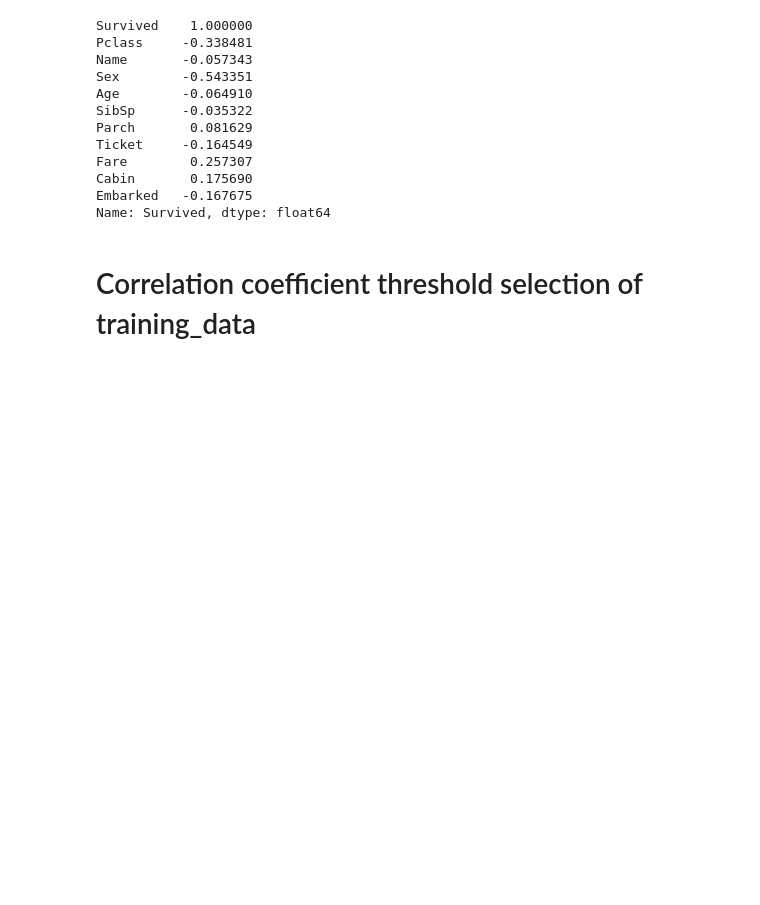
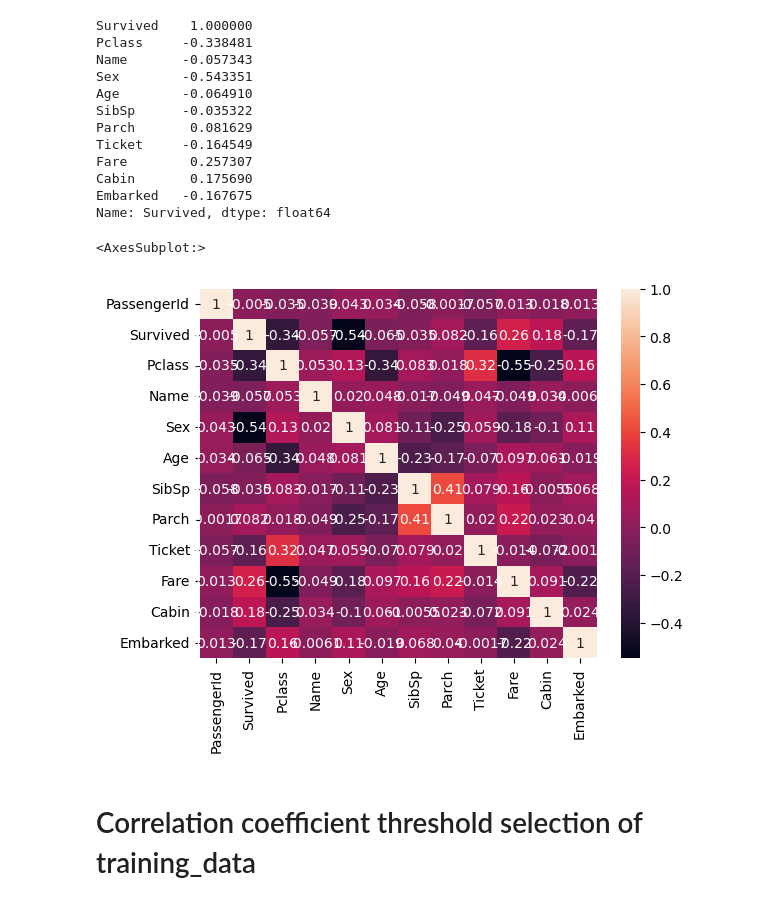
Before and after one commit to Moukthika1253/Mou_DataMining_TermProject, a Jupyter notebook: notebook4b6538a249.ipynb, the cells around one changed output. Drawn from its saved outputs; the diff is of its cells as text; code cells hidden in the pictures; blank space fills up the shorter version.

```diff
--- a/notebook4b6538a249.ipynb
+++ b/notebook4b6538a249.ipynb
@@ -212,6 +213,11 @@ Fare        0.257307
 Cabin       0.175690
 Embarked   -0.167675
 Name: Survived, dtype: float64
+# %%
+sns.heatmap(training_data.corr(), annot=True)
+# %% [output]
+<AxesSubplot:>
+[figure, added]
 # %% [markdown]
 # Correlation coefficient threshold selection of training_data
 # %%
```
Also changed, not shown: parts of 14 cells of this notebook.
